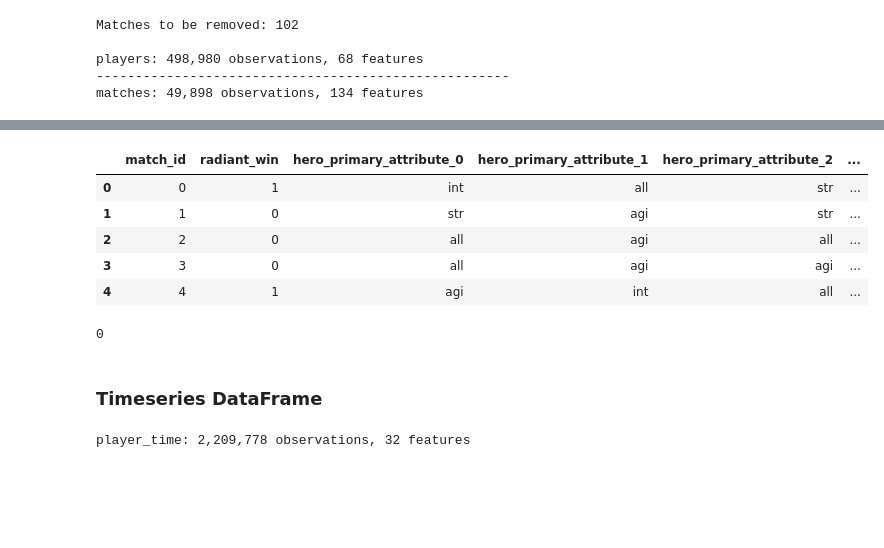
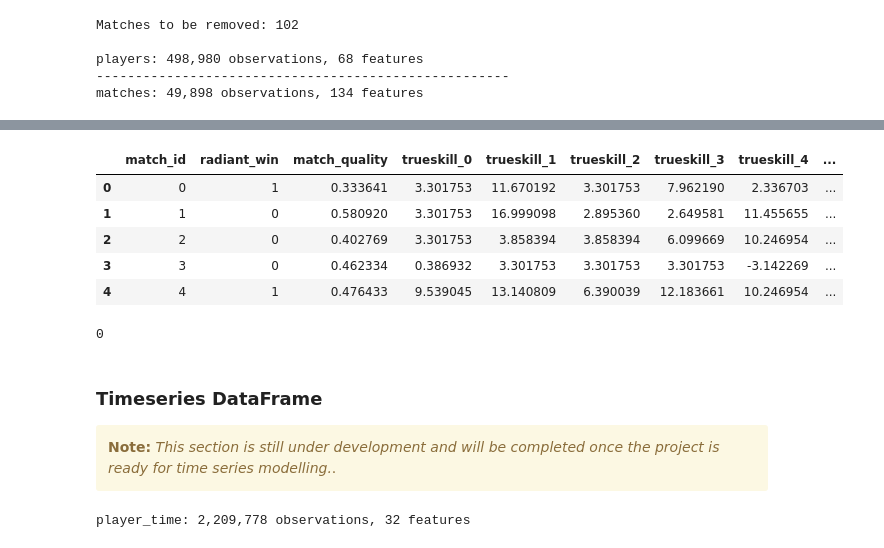
Before and after one commit to jpniet/Dota2-Matchmaking, a Jupyter notebook: Notebooks/Data_Preprocessing.ipynb, the cells around one changed output, grey strips where cells are left out. Saved outputs shown, nothing was run; the diff lists cells and outputs as text; code cells hidden in the pictures; blank space fills up the shorter version.

```diff
--- a/Notebooks/Data_Preprocessing.ipynb
+++ b/Notebooks/Data_Preprocessing.ipynb
@@ -680,9 +691,6 @@ def update_ratings(match_):
         else:
             dire[match_account_ids[idx]] = ratings[idx]
 
-    # Calculate pre-match quality
-    pre_match_quality = trueskill.quality([radiant, dire])
-
     # Lists to store TrueSkill values before each match
     trueskill_mu_list = []
     trueskill_sigma_list = []
@@ -697,7 +705,6 @@ def update_ratings(match_):
     match_['trueskill_mu'] = trueskill_mu_list
     match_['trueskill_sigma'] = trueskill_sigma_list
     match_['trueskill'] = cons_trueskill_list
-    match_['pre_match_quality'] = pre_match_quality
 
     # Determine the outcome
     if match_outcome[0] == 0:
@@ -712,6 +719,10 @@ def update_ratings(match_):
         ts_updated_ratings[match_account_ids[i]] = new_radiant[match_account_ids[i]]
         ts_updated_ratings[match_account_ids[i+5]] = new_dire[match_account_ids[i+5]]
 
+    # Calculate match quality
+    match_quality = trueskill.quality([new_radiant, new_dire])
+    match_['match_quality'] = match_quality
+
     return match_
 # %%
 # Calculate the Conservative Skill Estimate for each player before a match
@@ -1079,6 +1096,6 @@ display(matches.head())
 #### TrueSkill
 # %%
 # Filtering trueskill features and looking at the head
-ts_df = players[['match_id', 'player_slot', 'trueskill_mu', 'trueskill_sigma', 'trueskill', 'pre_match_quality']]
+ts_df = players[['match_id', 'player_slot', 'trueskill_mu', 'trueskill_sigma', 'trueskill', 'match_quality']]
 ts_df.head(20)
 # %% [output]
@@ -1102,8 +1119,8 @@ ts_df.head(20)
 # %%
 # Group by match ID to avoid duplicates
-ts_df_grouped = ts_df.groupby('match_id')['pre_match_quality'].first().reset_index()
+ts_df_grouped = ts_df.groupby('match_id')['match_quality'].first().reset_index()
 
-# Merge the pre_match_quality to the matches DataFrame
+# Merge the match_quality to the matches DataFrame
 matches = matches.merge(ts_df_grouped, on=['match_id'], how='left')
-display(matches[['match_id', 'pre_match_quality']].head())
+display(matches[['match_id', 'match_quality']].head())
 # %% [output]
@@ -1204,37 +1225,44 @@ matches: 49,898 observations, 134 features
 # %%
 # Create a simplified version for modelling
-simplified_match_columns = ['match_id', 'radiant_win',
-                            'hero_primary_attribute_0', 'hero_primary_attribute_1', 'hero_primary_attribute_2', 'hero_primary_attribute_3', 'hero_primary_attribute_4',
-                            'hero_primary_attribute_128', 'hero_primary_attribute_129', 'hero_primary_attribute_130', 'hero_primary_attribute_131', 'hero_primary_attribute_132',
-                            'hero_role_carry_0', 'hero_role_carry_1', 'hero_role_carry_2', 'hero_role_carry_3', 'hero_role_carry_4',
-                            'hero_role_carry_128', 'hero_role_carry_129', 'hero_role_carry_130', 'hero_role_carry_131', 'hero_role_carry_132',
-                            'hero_role_disabler_0', 'hero_role_disabler_1', 'hero_role_disabler_2', 'hero_role_disabler_3', 'hero_role_disabler_4',
-                            'hero_role_disabler_128', 'hero_role_disabler_129', 'hero_role_disabler_130', 'hero_role_disabler_131', 'hero_role_disabler_132',
-                            'hero_role_durable_0', 'hero_role_durable_1', 'hero_role_durable_2', 'hero_role_durable_3', 'hero_role_durable_4',
-                            'hero_role_durable_128', 'hero_role_durable_129', 'hero_role_durable_130', 'hero_role_durable_131', 'hero_role_durable_132',
-                            'hero_role_escape_0', 'hero_role_escape_1', 'hero_role_escape_2', 'hero_role_escape_3', 'hero_role_escape_4',
-                            'hero_role_escape_128', 'hero_role_escape_129', 'hero_role_escape_130', 'hero_role_escape_131', 'hero_role_escape_132',
-                            'hero_role_initiator_0', 'hero_role_initiator_1', 'hero_role_initiator_2', 'hero_role_initiator_3', 'hero_role_initiator_4',
-                            'hero_role_initiator_128', 'hero_role_initiator_129', 'hero_role_initiator_130', 'hero_role_initiator_131', 'hero_role_initiator_132',
-                            'hero_role_nuker_0', 'hero_role_nuker_1', 'hero_role_nuker_2', 'hero_role_nuker_3', 'hero_role_nuker_4',
-                            'hero_role_nuker_128', 'hero_role_nuker_129', 'hero_role_nuker_130', 'hero_role_nuker_131', 'hero_role_nuker_132',
-                            'hero_role_pusher_0', 'hero_role_pusher_1', 'hero_role_pusher_2', 'hero_role_pusher_3', 'hero_role_pusher_4',
-                            'hero_role_pusher_128', 'hero_role_pusher_129', 'hero_role_pusher_130', 'hero_role_pusher_131', 'hero_role_pusher_132',
-                            'hero_role_support_0', 'hero_role_support_1', 'hero_role_support_2', 'hero_role_support_3', 'hero_role_support_4',
-                            'hero_role_support_128', 'hero_role_support_129', 'hero_role_support_130', 'hero_role_support_131', 'hero_role_support_132']
+
+simplified_match_columns = [
+    'match_id', 'radiant_win', 'match_quality',
+    'trueskill_0', 'trueskill_1', 'trueskill_2', 'trueskill_3', 'trueskill_4',
+    'trueskill_128', 'trueskill_129', 'trueskill_130', 'trueskill_131', 'trueskill_132',
+    'hero_role_carry_0', 'hero_role_carry_1', 'hero_role_carry_2', 'hero_role_carry_3', 'hero_role_carry_4',
+    'hero_role_carry_128', 'hero_role_carry_129', 'hero_role_carry_130', 'hero_role_carry_131', 'hero_role_carry_132',
+    'hero_role_disabler_0', 'hero_role_disabler_1', 'hero_role_disabler_2', 'hero_role_disabler_3', 'hero_role_disabler_4',
+    'hero_role_disabler_128', 'hero_role_disabler_129', 'hero_role_disabler_130', 'hero_role_disabler_131', 'hero_role_disabler_132',
+    'hero_role_durable_0', 'hero_role_durable_1', 'hero_role_durable_2', 'hero_role_durable_3', 'hero_role_durable_4',
+    'hero_role_durable_128', 'hero_role_durable_129', 'hero_role_durable_130', 'hero_role_durable_131', 'hero_role_durable_132',
+    'hero_role_escape_0', 'hero_role_escape_1', 'hero_role_escape_2', 'hero_role_escape_3', 'hero_role_escape_4',
+    'hero_role_escape_128', 'hero_role_escape_129', 'hero_role_escape_130', 'hero_role_escape_131', 'hero_role_escape_132',
+    'hero_role_initiator_0', 'hero_role_initiator_1', 'hero_role_initiator_2', 'hero_role_initiator_3', 'hero_role_initiator_4',
+    'hero_role_initiator_128', 'hero_role_initiator_129', 'hero_role_initiator_130', 'hero_role_initiator_131', 'hero_role_initiator_132',
+    'hero_role_nuker_0', 'hero_role_nuker_1', 'hero_role_nuker_2', 'hero_role_nuker_3', 'hero_role_nuker_4',
+    'hero_role_nuker_128', 'hero_role_nuker_129', 'hero_role_nuker_130', 'hero_role_nuker_131', 'hero_role_nuker_132',
+    'hero_role_pusher_0', 'hero_role_pusher_1', 'hero_role_pusher_2', 'hero_role_pusher_3', 'hero_role_pusher_4',
+    'hero_role_pusher_128', 'hero_role_pusher_129', 'hero_role_pusher_130', 'hero_role_pusher_131', 'hero_role_pusher_132',
+    'hero_role_support_0', 'hero_role_support_1', 'hero_role_support_2', 'hero_role_support_3', 'hero_role_support_4',
+    'hero_role_support_128', 'hero_role_support_129', 'hero_role_support_130', 'hero_role_support_131', 'hero_role_support_132'
+]
+
 matches_simple = matches[simplified_match_columns]
 display(matches_simple.head())
 gc.collect()
 # %% [output]
-|  | match_id | radiant_win | hero_primary_attribute_0 | hero_primary_attribute_1 | hero_primary_attribute_2 | ... |
-| 0 | 0 | 1 | int | all | str | ... |
-| 1 | 1 | 0 | str | agi | str | ... |
-| 2 | 2 | 0 | all | agi | all | ... |
-| 3 | 3 | 0 | all | agi | agi | ... |
-| 4 | 4 | 1 | agi | int | all | ... |
+|  | match_id | radiant_win | match_quality | trueskill_0 | trueskill_1 | trueskill_2 | trueskill_3 | trueskill_4 | ... |
+| 0 | 0 | 1 | 0.333641 | 3.301753 | 11.670192 | 3.301753 | 7.962190 | 2.336703 | ... |
+| 1 | 1 | 0 | 0.580920 | 3.301753 | 16.999098 | 2.895360 | 2.649581 | 11.455655 | ... |
+| 2 | 2 | 0 | 0.402769 | 3.301753 | 3.858394 | 3.858394 | 6.099669 | 10.246954 | ... |
+| 3 | 3 | 0 | 0.462334 | 0.386932 | 3.301753 | 3.301753 | 3.301753 | -3.142269 | ... |
+| 4 | 4 | 1 | 0.476433 | 9.539045 | 13.140809 | 6.390039 | 12.183661 | 10.246954 | ... |
 0
 # %% [markdown]
 ### Timeseries DataFrame
+
+<div class="alert alert-block alert-warning">
+<b>Note:</b> <i>This section is still under development and will be completed once the project is ready for time series modelling.</i>.</div>
 # %%
 # Load required file
 player_time = pd.read_csv(clean_folder + '/player_time.csv', index_col=0)
```
Also changed, not shown: parts of 24 cells of this notebook.
